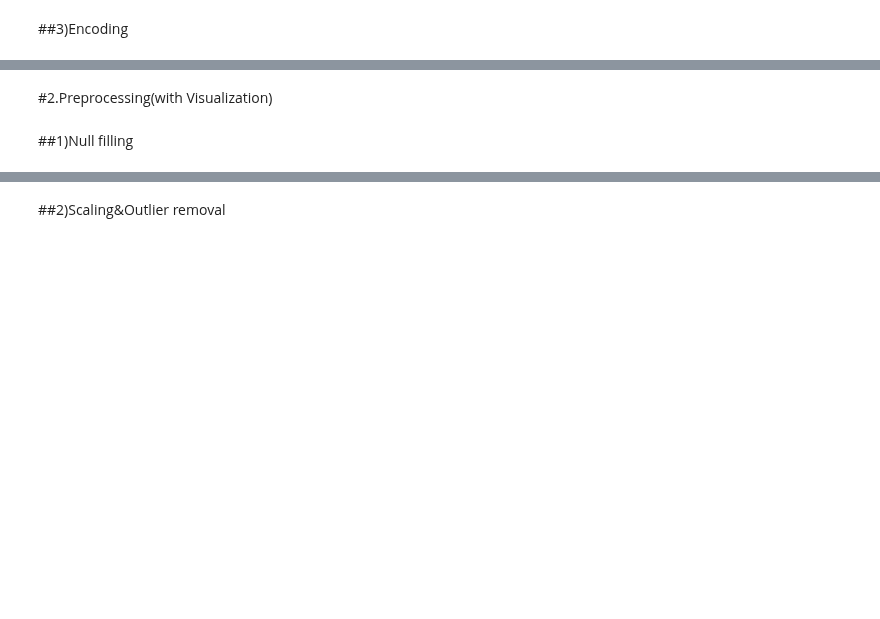
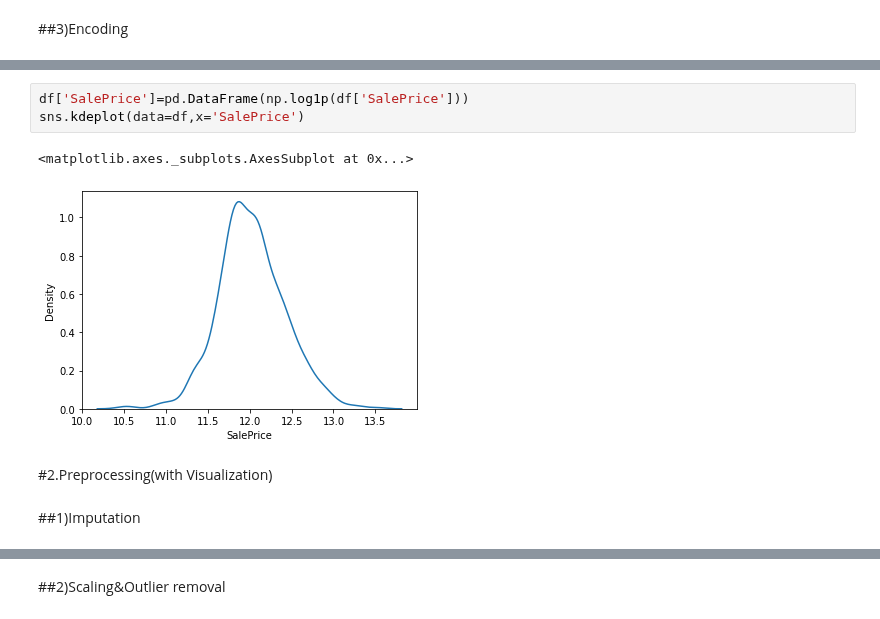
Before and after one commit to DongjunYou/21_1Q_Army, a Jupyter notebook: 5.House/House_Baseline.ipynb, the cells around one changed output, grey strips where cells are left out. Cells and saved outputs as stored; diff of their text form; blank space fills up the shorter version.

```diff
--- a/5.House/House_Baseline.ipynb
+++ b/5.House/House_Baseline.ipynb
@@ -29,4 +81,10 @@ Drive already mounted at /content/gdrive; to attempt to forcibly remount, call d
+# %%
+df['SalePrice']=pd.DataFrame(np.log1p(df['SalePrice']))
+sns.kdeplot(data=df,x='SalePrice')
+# %% [output]
+<matplotlib.axes._subplots.AxesSubplot at 0x...>
+[figure, added]
 # %% [markdown]
 #2.Preprocessing(with Visualization)
 # %% [markdown]
-##1)Null filling
+##1)Imputation
```
Also changed, not shown: parts of 17 cells of this notebook.
